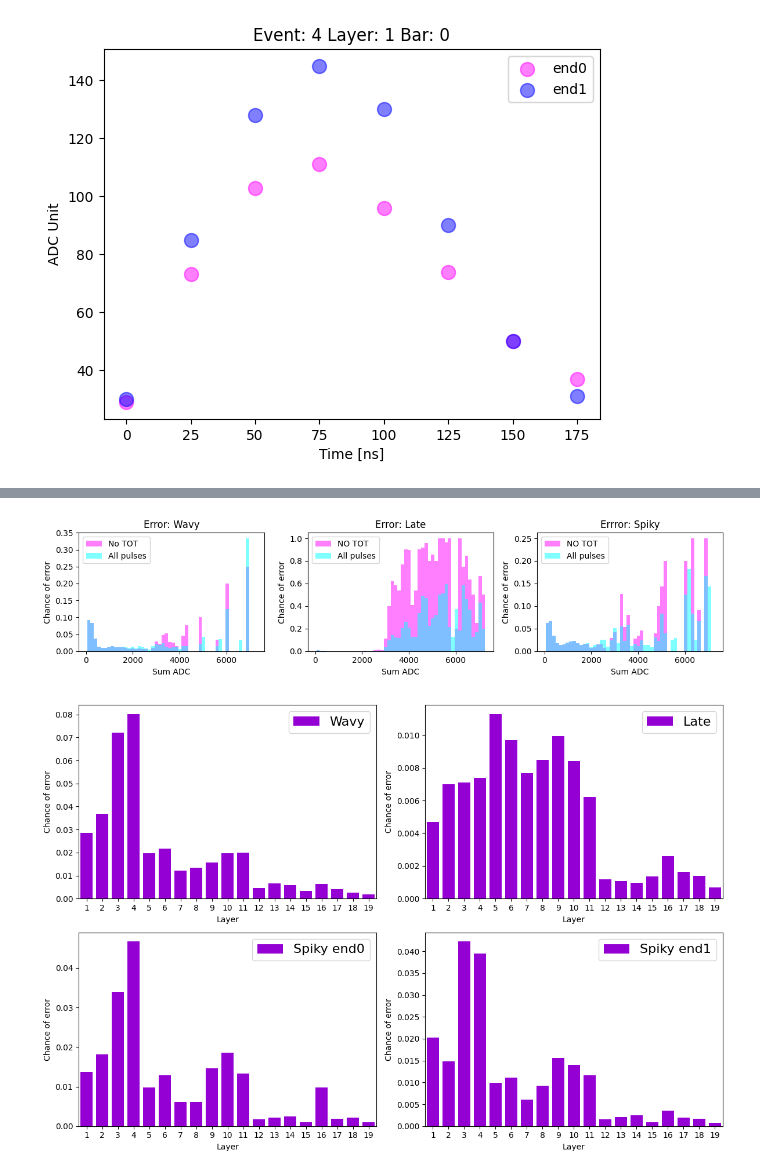
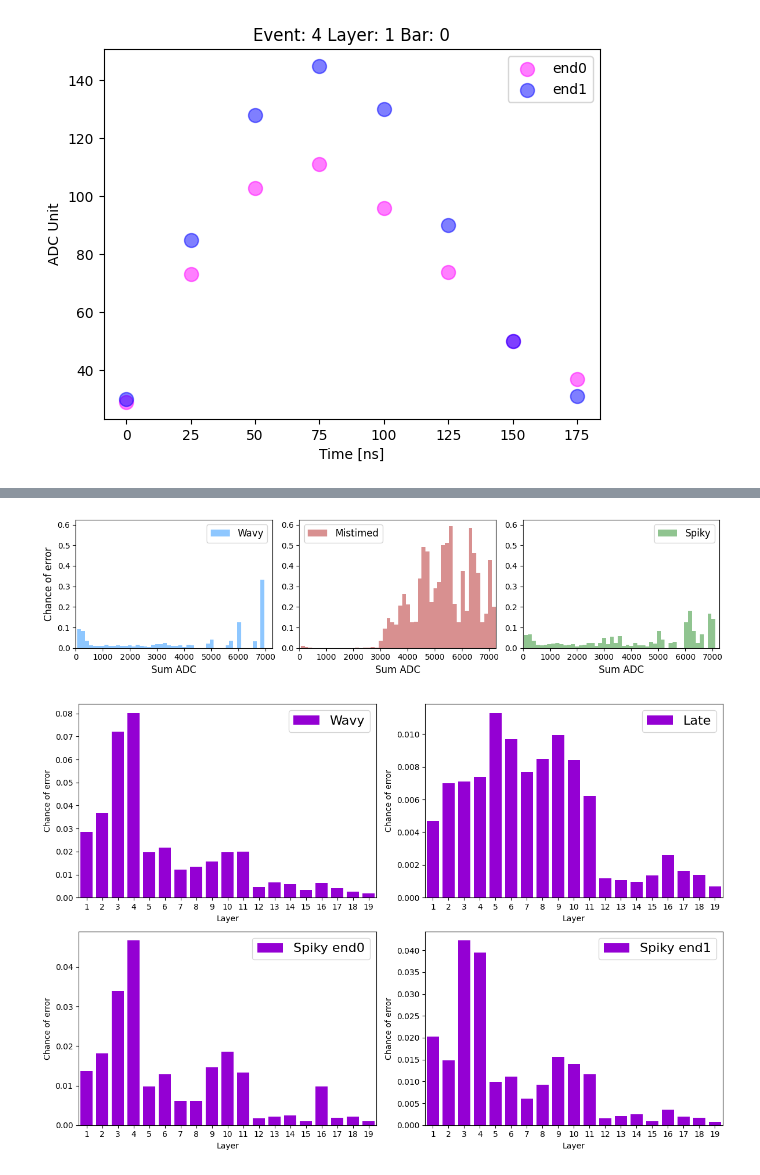
Before and after one commit to gajdangreta/hcalTestBeam, a Jupyter notebook: hcalEnv/notebooks/pulse_analysis.ipynb, the cells around one changed output, grey strips where cells are left out. Saved outputs shown, nothing was run; the diff lists cells and outputs as text; code cells hidden in the pictures.

Commit message:
reorganized pltomaking in pulse analysis and archived code

```diff
--- a/hcalEnv/notebooks/pulse_analysis.ipynb
+++ b/hcalEnv/notebooks/pulse_analysis.ipynb
@@ -93,6 +81,9 @@ r.head()
 plot_pulse(4,r, p_folder,True)
 # %% [output]
 [figure]
+# %%
+# dropping unnecessary columns
+r=drop_extra_cols(r, pulsed)
 # %%
 pulse_df=pd.read_csv(d_folder+"run_"+str(r_n)+"_pulse_problems.csv", index_col="index")
 # %%
@@ -215,36 +238,44 @@ spiky_share_all=s_all/a_all
+# %%
+ymax=np.maximum.reduce([wavy_share_all, late_share_all, spiky_share_all], axis=(1,0))*1.05
 # %%
 plt.rcParams["figure.figsize"]=(12,3)
 
 plt.subplot(1,3,1)
-plt.title("Error: Wavy")
-plt.hist(hand_bins[:-1],hand_bins,weights= wavy_share, alpha=0.5, color="magenta", label="No TOT")
-plt.hist(hand_bins[:-1],hand_bins,weights= wavy_share_all, alpha=0.5, color="cyan", label="All pulses")
-plt.xlabel("Sum ADC")
-plt.ylabel("Chance of error")
-plt.legend()
+# plt.title("Error: Wavy")
+# plt.hist(hand_bins[:-1],hand_bins,weights= wavy_share, alpha=0.5, color="magenta", label="No TOT")
+plt.hist(hand_bins[:-1],hand_bins,weights= wavy_share_all, alpha=0.5, color="dodgerblue", label="Wavy")
+plt.xlabel("Sum ADC", fontsize=12)
+plt.ylabel("Chance of error", fontsize=12)
+plt.ylim(0,ymax)
+plt.xlim(0,hand_bins[-1])
+plt.legend(fontsize=12)
 
 plt.subplot(1,3,2)
-plt.title("Error: Late")
-plt.hist(hand_bins[:-1],hand_bins,weights= late_share, alpha=0.5, color="magenta", label="NO TOT")
-plt.hist(hand_bins[:-1],hand_bins,weights= late_share_all, alpha=0.5, color="cyan", label="All pulses")
-plt.xlabel("Sum ADC")
-plt.ylabel("Chance of error")
-plt.legend()
+# plt.title("Error: Late")
+# plt.hist(hand_bins[:-1],hand_bins,weights= late_share, alpha=0.5, color="magenta", label="NO TOT")
+plt.hist(hand_bins[:-1],hand_bins,weights= late_share_all, alpha=0.5, color="firebrick", label="Mistimed")
+plt.xlabel("Sum ADC", fontsize=12)
+#plt.ylabel("Chance of error")
+plt.ylim(0,ymax)
+plt.xlim(0,hand_bins[-1])
+plt.legend(fontsize=12)
 
 plt.subplot(1,3,3)
-plt.title("Errror: Spiky")
-plt.hist(hand_bins[:-1],hand_bins,weights= spiky_share, alpha=0.5, color="magenta", label="NO TOT")
-plt.hist(hand_bins[:-1],hand_bins,weights= spiky_share_all, alpha=0.5, color="cyan", label="All pulses")
-plt.xlabel("Sum ADC")
-plt.ylabel("Chance of error")
-plt.legend()
+# plt.title("Errror: Spiky")
+# plt.hist(hand_bins[:-1],hand_bins,weights= spiky_share, alpha=0.5, color="magenta", label="NO TOT")
+plt.hist(hand_bins[:-1],hand_bins,weights= spiky_share_all, alpha=0.5, color="forestgreen", label="Spiky")
+plt.xlabel("Sum ADC", fontsize=12)
+#plt.ylabel("Chance of error")
+plt.ylim(0,ymax)
+plt.xlim(0,hand_bins[-1])
+plt.legend(fontsize=12)
 
 plt.tight_layout()
 
 # plt.savefig(p_folder+"error_energy_spectrum.png", bbox_inches='tight')
 plt.show()
 # %% [output]
-[figure, old version]
+[figure, new version]
 # %%
 events_by_layer=big_df.groupby(["layer"]).count()[["event"]]
 
```
Also changed, not shown: parts of 20 cells of this notebook, 15 other files.
